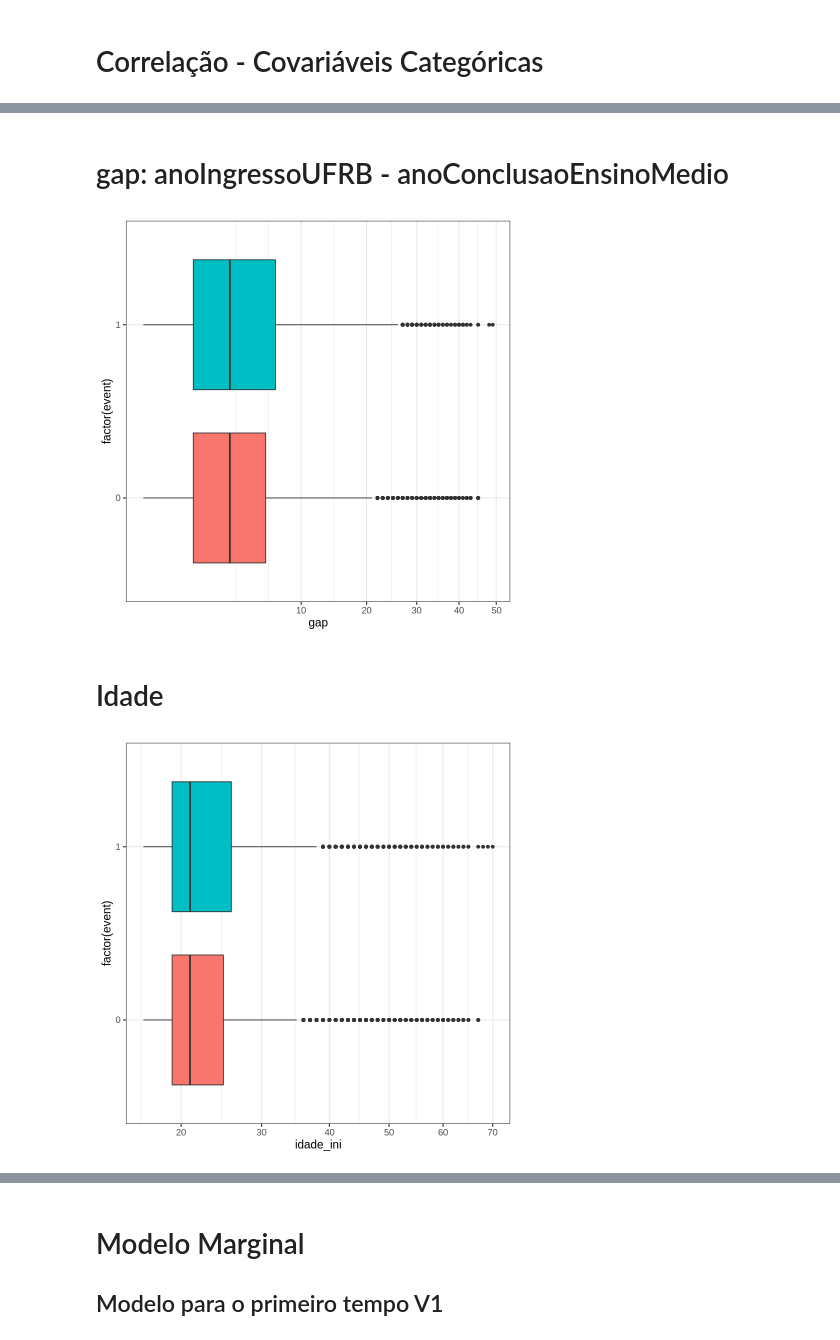
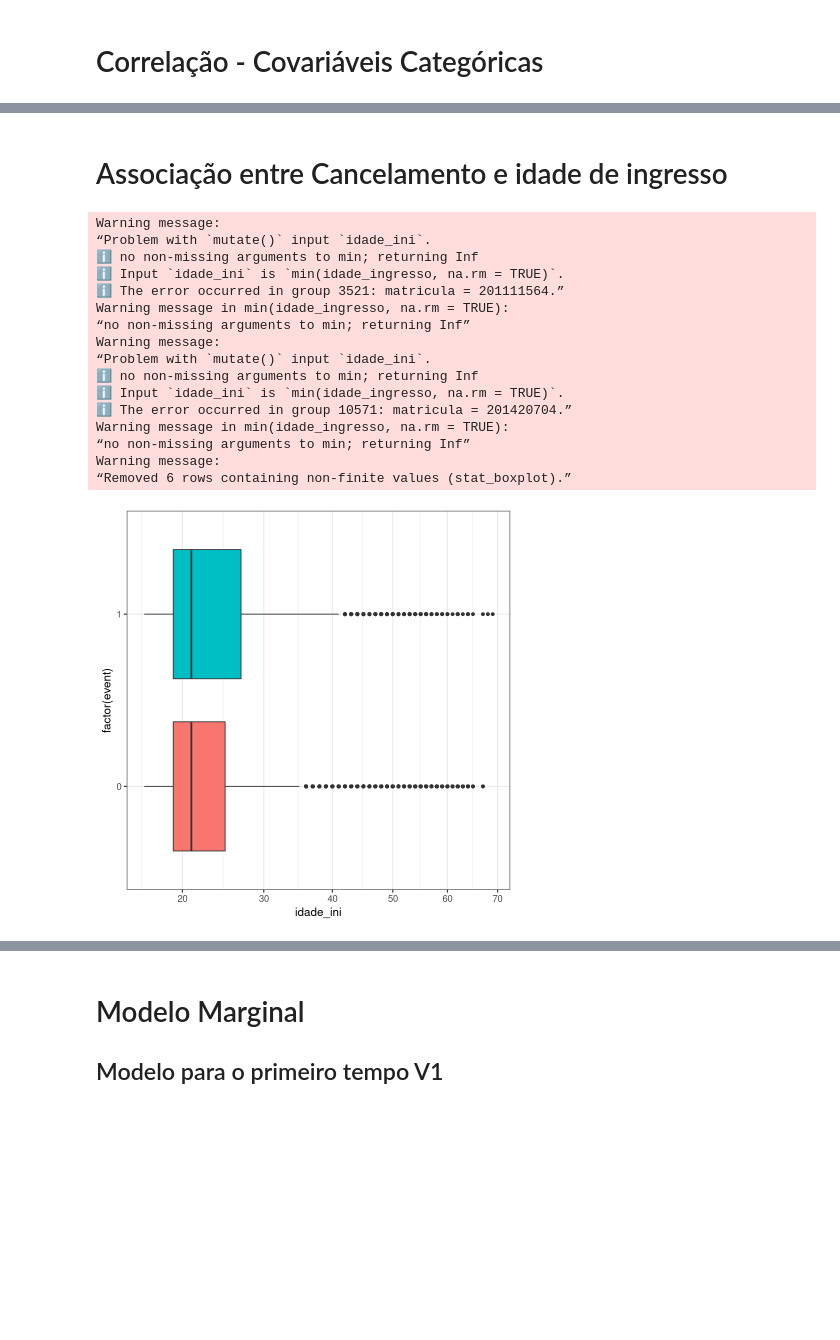
Before and after one commit to rlopes404/dropout, a Jupyter notebook: longitudinal.ipynb, the cells around one changed output, grey strips where cells are left out. Drawn from its saved outputs; the diff is of its cells as text; code cells hidden in the pictures; blank space fills up the shorter version.

Commit message:
nova base cancelamento

```diff
--- a/longitudinal.ipynb
+++ b/longitudinal.ipynb
@@ -51,7 +50,7 @@ NULL
 cat_cols =  c('centro', 'sexo', 'is_cotista', 'semestreIngresso', 'semestreLetivo')
 #num_cols = c('n_rep', 'n_repf', 'n_apr', 'n_tra', 'n_total', 'cum_rep', 'cum_repf', 'cum_apr', 'cum_tra', 'cum_n_total', 'mediaFinal', 'cum_media_final', 'ira', 'p_n_rep', 'p_n_repf', 'p_n_apr', 'p_n_tra', 'p_cum_rep', 'p_cum_repf', 'p_cum_apr', 'p_cum_tra')
 
-num_cols = c('mediaFinal', 'ira', 'p_n_rep', 'p_n_repf', 'p_n_apr', 'p_n_tra', 'n_total', 'gap', 'idade')
+num_cols = c('mediaFinal', 'ira', 'p_n_rep', 'p_n_repf', 'p_n_apr', 'p_n_tra', 'n_total', 'idade_ingresso')
 #num_cols = c('mediaFinal', 'ira', 'p_cum_rep', 'p_cum_repf', 'p_cum_apr', 'p_cum_tra', 'n_total', 'gap', 'idade')
 
 for(t in 2:max(dados$time)){
@@ -172,17 +180,26 @@ color=is_cotista, y=prop)) + geom_line() + geom_point() + theme(legend.position
-# %% [markdown]
-# gap: anoIngressoUFRB - anoConclusaoEnsinoMedio
+# %% [markdown]
+# Associação entre Cancelamento e idade de ingresso
 # %%
-ggplot(dados, aes(y=gap, fill=factor(event), x=factor(event))) + geom_boxplot() +
+dados$idade_ingresso[dados$idade_ingresso<=15] <- NA
+dados$idade_ingresso[dados$idade_ingresso>70] <- NA
+dados <- dados %>% group_by(matricula) %>% mutate(idade_ini = min(idade_ingresso, na.rm = TRUE))
+ggplot(dados, aes(y=idade_ini, fill=factor(event), x=factor(event))) + geom_boxplot() +
 scale_y_sqrt() + coord_flip() + theme(legend.position = "bottom") + guides(fill = FALSE)
 # %% [output]
+Warning message:
+“Problem with `mutate()` input `idade_ini`.
+ℹ no non-missing arguments to min; returning Inf
+ℹ Input `idade_ini` is `min(idade_ingresso, na.rm = TRUE)`.
+ℹ The error occurred in group 3521: matricula = 201111564.”
+Warning message in min(idade_ingresso, na.rm = TRUE):
+“no non-missing arguments to min; returning Inf”
+Warning message:
+“Problem with `mutate()` input `idade_ini`.
+ℹ no non-missing arguments to min; returning Inf
+ℹ Input `idade_ini` is `min(idade_ingresso, na.rm = TRUE)`.
+ℹ The error occurred in group 10571: matricula = 201420704.”
+Warning message in min(idade_ingresso, na.rm = TRUE):
+“no non-missing arguments to min; returning Inf”
+Warning message:
+“Removed 6 rows containing non-finite values (stat_boxplot).”
-[figure, old version]
+[figure, new version]
-# %% [markdown]
-# Idade
-# %%
-dados$idade[dados$idade<=15] <- NA
-dados$idade[dados$idade>70] <- NA
-dados <- dados %>% group_by(matricula) %>% mutate(idade_ini = min(idade, na.rm = TRUE))
-ggplot(dados, aes(y=idade_ini, fill=factor(event), x=factor(event))) + geom_boxplot() +
-scale_y_sqrt() + coord_flip() + theme(legend.position = "bottom") + guides(fill = FALSE)
-# %% [output]
-[figure, removed]
```
Also changed, not shown: parts of 43 cells of this notebook, 8 other files.
